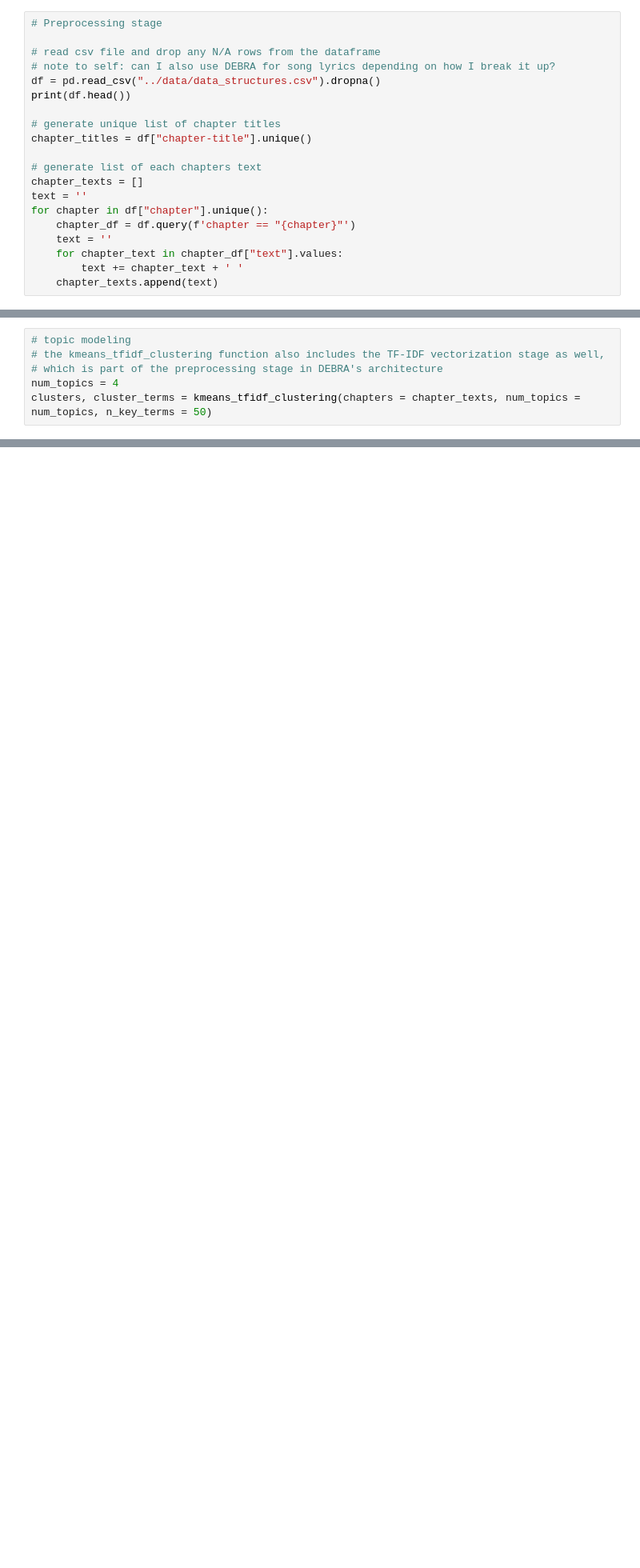
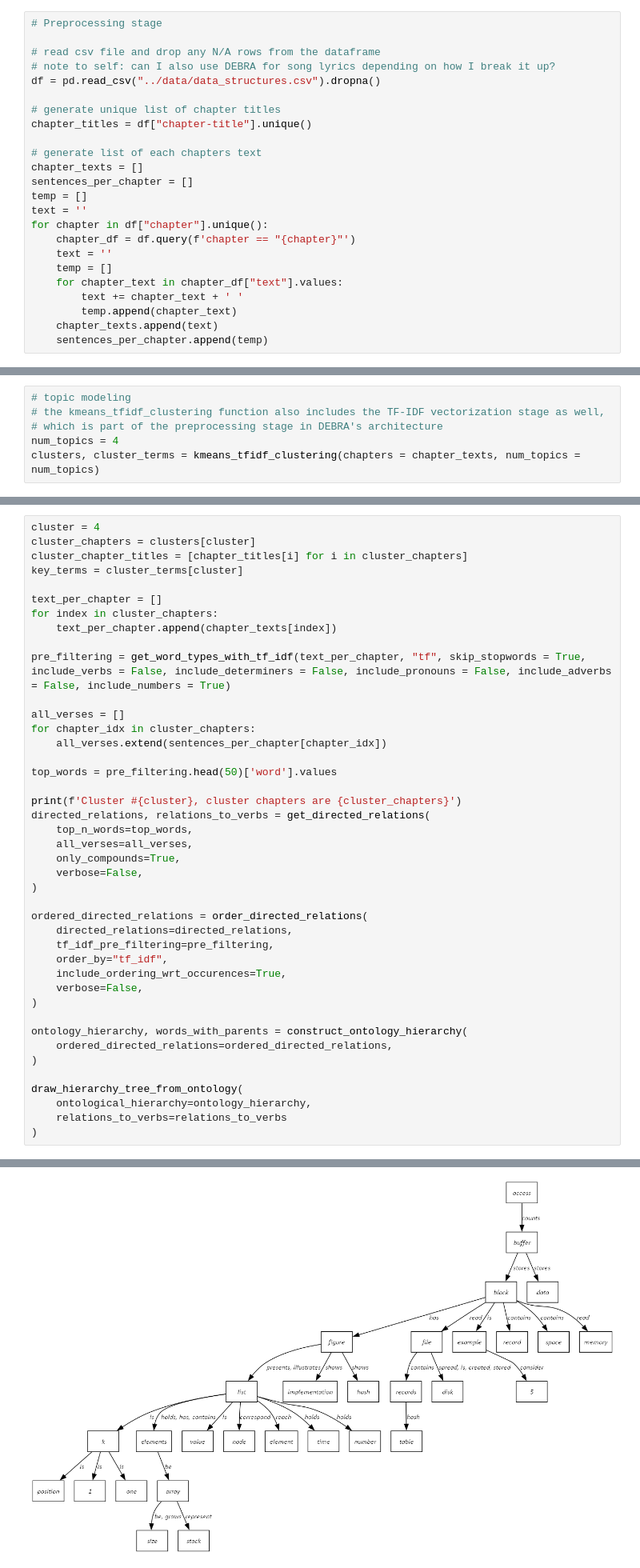
Before and after one commit to zhutchens/hierarchical_clustering, a Jupyter notebook: concept_hierarchies/data_structures_modeling.ipynb, the cells around one changed output, grey strips where cells are left out. Shown at 80% size. Drawn from its saved outputs; the diff is of its cells as text; blank space fills up the shorter version.

```diff
--- a/concept_hierarchies/data_structures_modeling.ipynb
+++ b/concept_hierarchies/data_structures_modeling.ipynb
@@ -10,17 +10,21 @@ import pandas as pd
 # read csv file and drop any N/A rows from the dataframe
 # note to self: can I also use DEBRA for song lyrics depending on how I break it up?
 df = pd.read_csv("../data/data_structures.csv").dropna()
-print(df.head())
 
 # generate unique list of chapter titles
 chapter_titles = df["chapter-title"].unique()
 
 # generate list of each chapters text
 chapter_texts = []
+sentences_per_chapter = []
+temp = []
 text = ''
 for chapter in df["chapter"].unique():
     chapter_df = df.query(f'chapter == "{chapter}"')
     text = ''
+    temp = []
     for chapter_text in chapter_df["text"].values:
         text += chapter_text + ' '
+        temp.append(chapter_text)
     chapter_texts.append(text)
+    sentences_per_chapter.append(temp)
@@ -43,7 +33,7 @@ for chapter in df["chapter"].unique():
 # the kmeans_tfidf_clustering function also includes the TF-IDF vectorization stage as well,
 # which is part of the preprocessing stage in DEBRA's architecture
 num_topics = 4
-clusters, cluster_terms = kmeans_tfidf_clustering(chapters = chapter_texts, num_topics = num_topics, n_key_terms = 50)
+clusters, cluster_terms = kmeans_tfidf_clustering(chapters = chapter_texts, num_topics = num_topics)
 # %% [output]
 CLUSTER #1
 Cluster Chapters: [1, 10, 15, 16]
@@ -170,0 +50,43 @@ for cluster in range(1, num_topics + 1):
+# %%
+cluster = 4
+cluster_chapters = clusters[cluster]
+cluster_chapter_titles = [chapter_titles[i] for i in cluster_chapters]
+key_terms = cluster_terms[cluster]
+
+text_per_chapter = []
+for index in cluster_chapters:
+    text_per_chapter.append(chapter_texts[index])
+
+pre_filtering = get_word_types_with_tf_idf(text_per_chapter, "tf", skip_stopwords = True, include_verbs = False, include_determiners = False, include_pronouns = False, include_adverbs = False, include_numbers = True)
+
+all_verses = []
+for chapter_idx in cluster_chapters:
+    all_verses.extend(sentences_per_chapter[chapter_idx])
+
+top_words = pre_filtering.head(50)['word'].values
+
+print(f'Cluster #{cluster}, cluster chapters are {cluster_chapters}')
+directed_relations, relations_to_verbs = get_directed_relations(
+    top_n_words=top_words,
+    all_verses=all_verses,
+    only_compounds=True,
+    verbose=False,
+)
+
+ordered_directed_relations = order_directed_relations(
+    directed_relations=directed_relations,
+    tf_idf_pre_filtering=pre_filtering,
+    order_by="tf_idf",
+    include_ordering_wrt_occurences=True,
+    verbose=False,
+)
+
+ontology_hierarchy, words_with_parents = construct_ontology_hierarchy(
+    ordered_directed_relations=ordered_directed_relations,
+)
+
+draw_hierarchy_tree_from_ontology(
+    ontological_hierarchy=ontology_hierarchy,
+    relations_to_verbs=relations_to_verbs
+)
+# %% [output]
@@ -170,0 +94 @@ for cluster in range(1, num_topics + 1):
+[figure, added]
```
Also changed, not shown: parts of 8 cells of this notebook, 1 other file.
